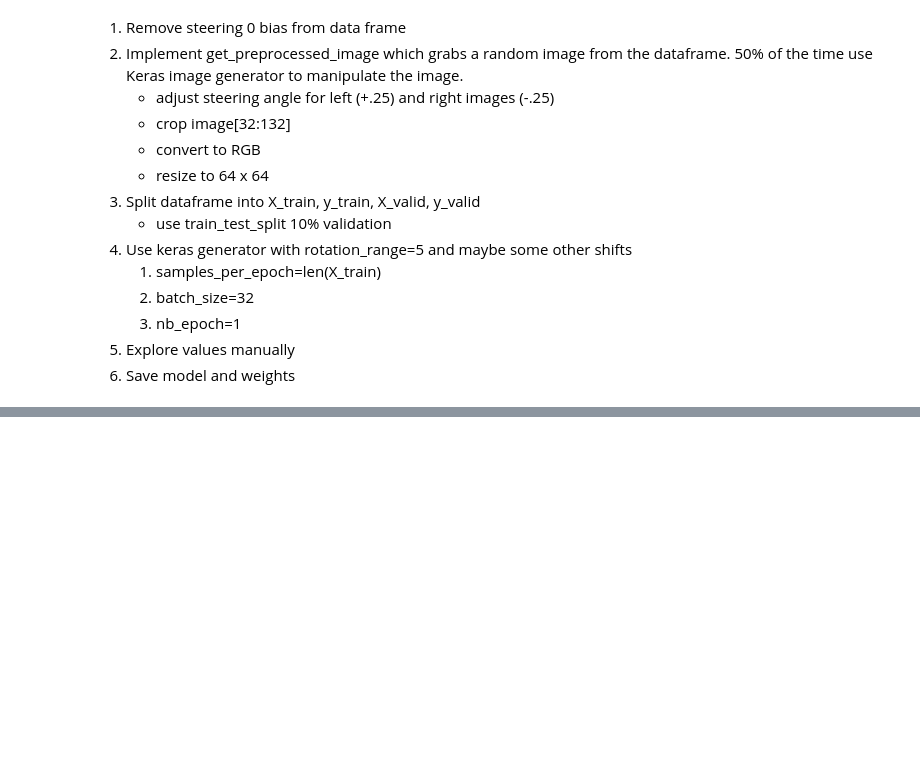
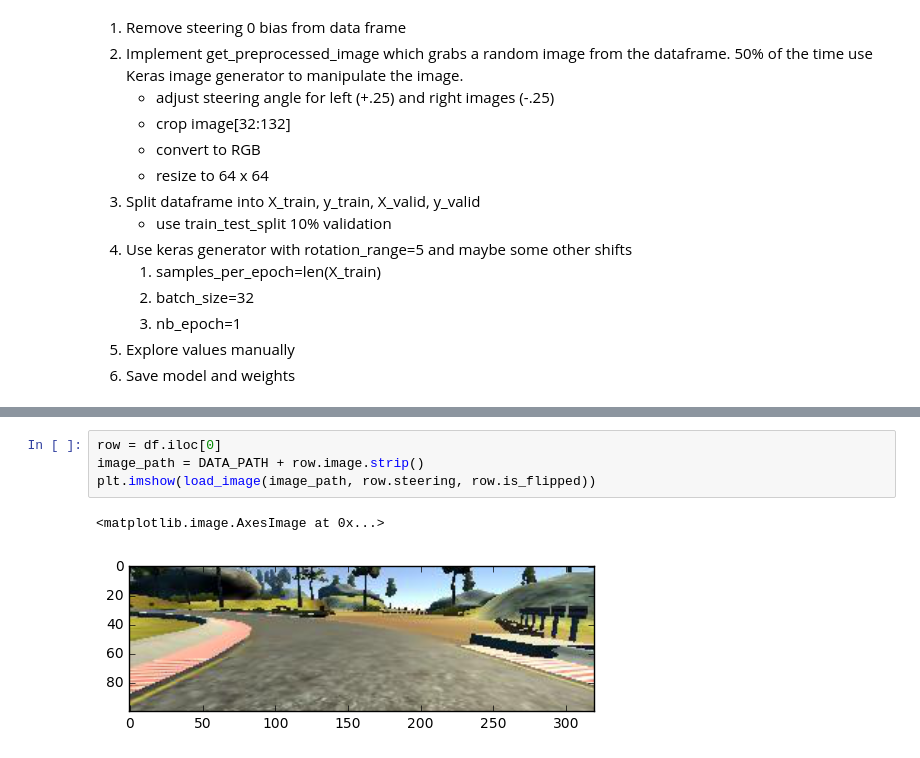
Before and after one commit to SamSamskies/CarND-Behavioral-Cloning, a Jupyter notebook: notebooks/data-exploration-2.ipynb, the cells around one changed output, grey strips where cells are left out. Drawn from its saved outputs; the diff is of its cells as text; blank space fills up the shorter version.

```diff
--- a/notebooks/data-exploration-2.ipynb
+++ b/notebooks/data-exploration-2.ipynb
@@ -76,0 +98,7 @@ len(df)
+# %%
+row = df.iloc[0]
+image_path = DATA_PATH + row.image.strip()
+plt.imshow(load_image(image_path, row.steering, row.is_flipped))
+# %% [output]
+<matplotlib.image.AxesImage at 0x...>
+[figure, added]
```
Also changed, not shown: parts of 3 cells of this notebook, 2 other files.
